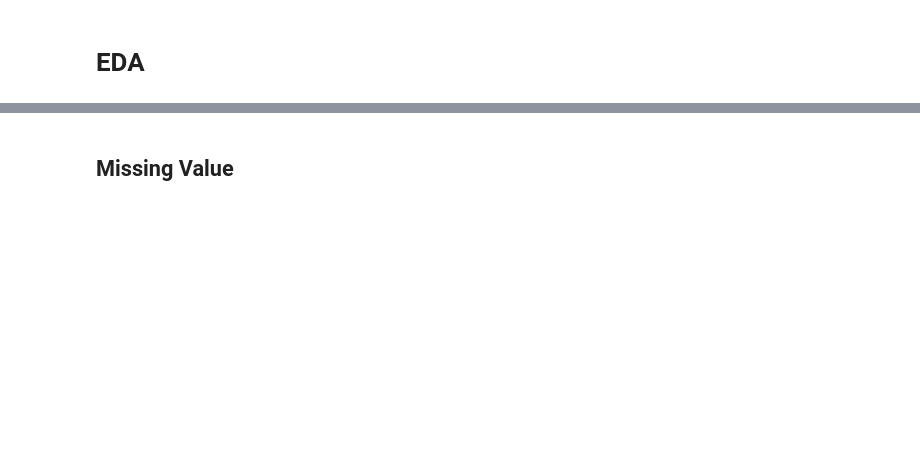
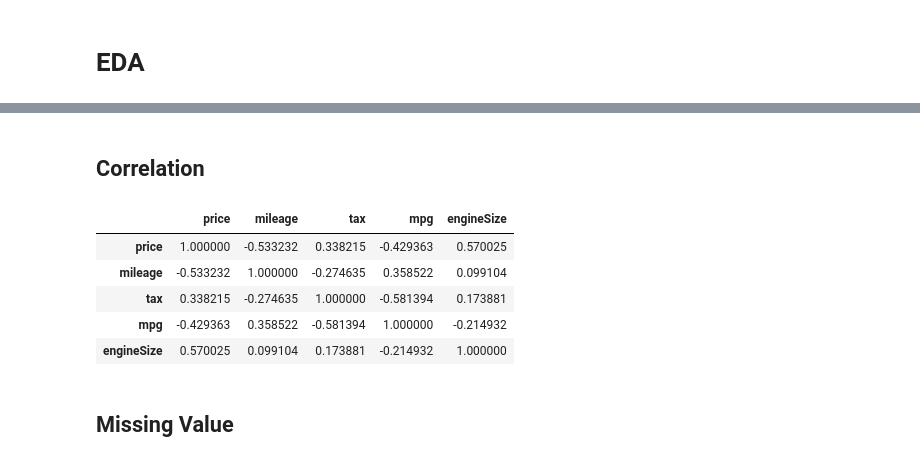
Before and after one commit to fariz-tiowiradin/FinProPWDK, a Jupyter notebook: Used Car Price Prediction.ipynb, the cells around one changed output, grey strips where cells are left out. Saved outputs shown, nothing was run; the diff lists cells and outputs as text; code cells hidden in the pictures; blank space fills up the shorter version.

```diff
--- a/Used Car Price Prediction.ipynb
+++ b/Used Car Price Prediction.ipynb
@@ -129,2 +33,0 @@ df[df['year'] == 2060]
-# %%
-df.drop(df[df['year'] == 2060].index, inplace = True)
@@ -167,2 +33,0 @@ karena hanya terdapat sebanyak 286 data atau sebesar 0.263 % dari keseluruhan da
-# %%
-df = df.drop(df[df['engineSize'] == 0.0].index, axis = 0)
@@ -169,2 +55,13 @@ df = df.drop(df[df['engineSize'] == 0.0].index, axis = 0)
+# %% [markdown]
+## Correlation
+# %%
+df[num_features].corr(method='spearman')
+# %% [output]
+|  | price | mileage | tax | mpg | engineSize |
+| price | 1.000000 | -0.533232 | 0.338215 | -0.429363 | 0.570025 |
+| mileage | -0.533232 | 1.000000 | -0.274635 | 0.358522 | 0.099104 |
+| tax | 0.338215 | -0.274635 | 1.000000 | -0.581394 | 0.173881 |
+| mpg | -0.429363 | 0.358522 | -0.581394 | 1.000000 | -0.214932 |
+| engineSize | 0.570025 | 0.099104 | 0.173881 | -0.214932 | 1.000000 |
 # %% [markdown]
 ## Missing Value
```
Also changed, not shown: parts of 158 cells of this notebook.
